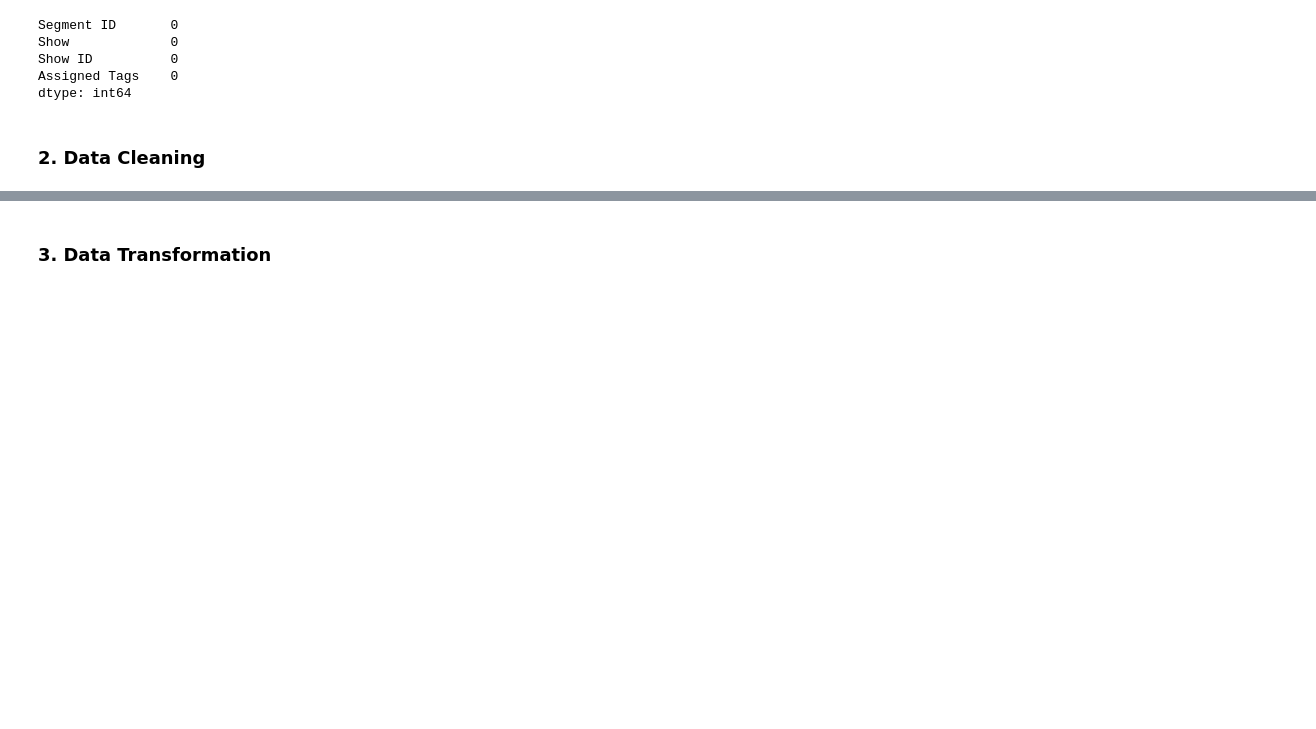
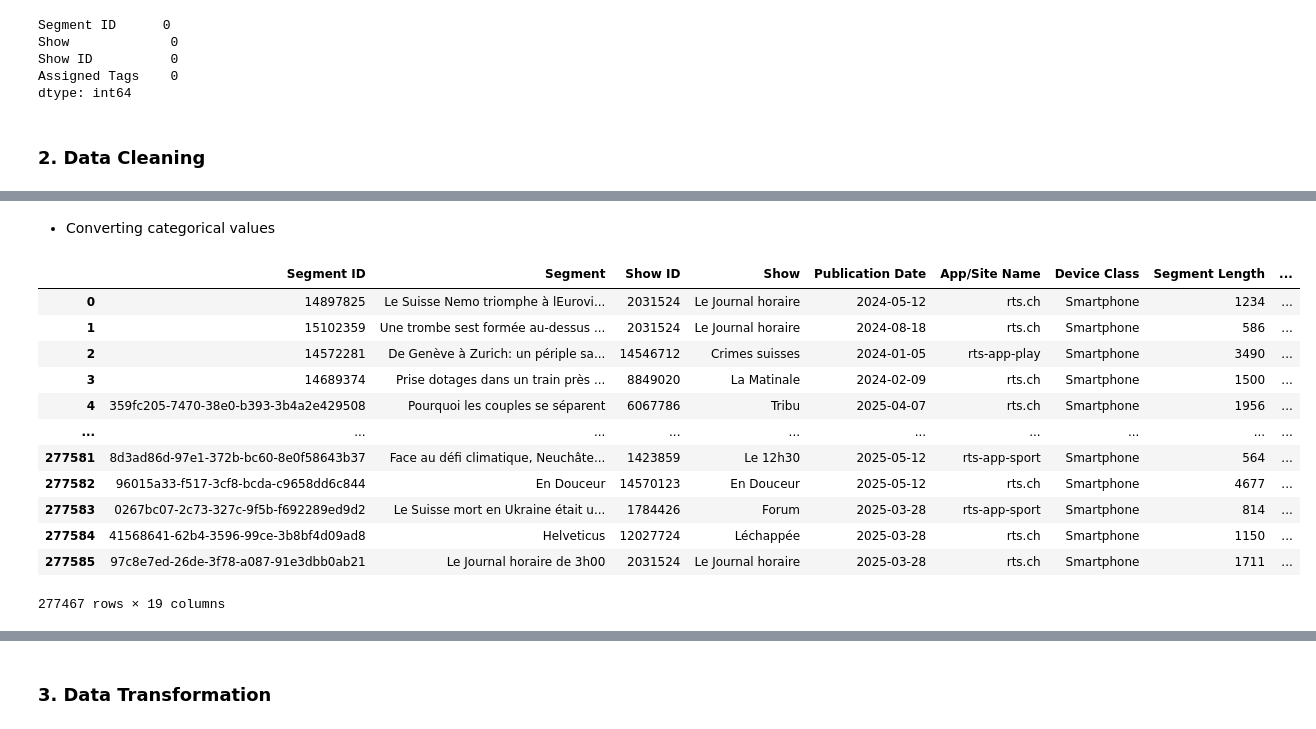
Before and after one commit to hugodup/rts-data-analyst-case, a Jupyter notebook: notebooks/rts_analysis.ipynb, the cells around one changed output, grey strips where cells are left out. Drawn from its saved outputs; the diff is of its cells as text; code cells hidden in the pictures; blank space fills up the shorter version.

```diff
--- a/notebooks/rts_analysis.ipynb
+++ b/notebooks/rts_analysis.ipynb
@@ -194,0 +286,4 @@ df_volume1
+# %%
+# Date standardization based on "DD.MM.YYYY"
+metrics_df['Publication Date'] = pd.to_datetime(metrics_df['Publication Date'], format='%d.%m.%Y', errors='coerce')
+# metrics_df['Publication Date']
@@ -194,0 +292,14 @@ df_volume1
+# %%
+# Function to convert hh:mm:ss to total seconds
+def duration_to_seconds(duration_str):
+    try:
+        h, m, s = map(int, duration_str.split(':'))
+        return h * 3600 + m * 60 + s
+    except:
+        return None  # Handles invalid formats
+
+# Apply conversion to 'Avg Play Duration'
+metrics_df['Avg Play Duration (s)'] = metrics_df['Avg Play Duration'].apply(duration_to_seconds)
+
+# Apply conversion to 'Total Play Duration'
+metrics_df['Total Play Duration (s)'] = metrics_df['Total Play Duration'].apply(duration_to_seconds)
@@ -194,0 +308,11 @@ df_volume1
+# %%
+# Numeric columns check
+numeric_columns = ['Media Views', 'Visitors', 'New Visit Rate %',
+                   'Entries', 'Exits', 'Returning Visits', 'Bounces',
+                   'Avg Play Duration (s)', 'Total Play Duration (s)']
+# Ensure columns are converted to float explicitly
+metrics_df[numeric_columns] = metrics_df[numeric_columns].apply(lambda col: pd.to_numeric(col, errors='coerce')).astype(float)
+
+# Check for numeric conversion issues
+print("Numeric conversion check:")
+print(metrics_df[numeric_columns].isnull().sum())
@@ -194,0 +331,22 @@ df_volume1
+# %% [markdown]
+- Converting categorical values
+# %%
+# Convert selected columns to categorical type
+categorical_columns = ['Segment ID', 'Segment', 'Show ID', 'Show', 'App/Site Name', 'Device Class']
+metrics_df[categorical_columns] = metrics_df[categorical_columns].astype('category')
+# %%
+metrics_df
+# %% [output]
+|  | Segment ID | Segment | Show ID | Show | Publication Date | App/Site Name | Device Class | Segment Length | ... |
+| 0 | 14897825 | Le Suisse Nemo triomphe à lEurovi... | 2031524 | Le Journal horaire | 2024-05-12 | rts.ch | Smartphone | 1234 | ... |
+| 1 | 15102359 | Une trombe sest formée au-dessus ... | 2031524 | Le Journal horaire | 2024-08-18 | rts.ch | Smartphone | 586 | ... |
+| 2 | 14572281 | De Genève à Zurich: un périple sa... | 14546712 | Crimes suisses | 2024-01-05 | rts-app-play | Smartphone | 3490 | ... |
+| 3 | 14689374 | Prise dotages dans un train près ... | 8849020 | La Matinale | 2024-02-09 | rts.ch | Smartphone | 1500 | ... |
+| 4 | 359fc205-7470-38e0-b393-3b4a2e429508 | Pourquoi les couples se séparent | 6067786 | Tribu | 2025-04-07 | rts.ch | Smartphone | 1956 | ... |
+| ... | ... | ... | ... | ... | ... | ... | ... | ... | ... |
+| 277581 | 8d3ad86d-97e1-372b-bc60-8e0f58643b37 | Face au défi climatique, Neuchâte... | 1423859 | Le 12h30 | 2025-05-12 | rts-app-sport | Smartphone | 564 | ... |
+| 277582 | 96015a33-f517-3cf8-bcda-c9658dd6c844 | En Douceur | 14570123 | En Douceur | 2025-05-12 | rts.ch | Smartphone | 4677 | ... |
+| 277583 | 0267bc07-2c73-327c-9f5b-f692289ed9d2 | Le Suisse mort en Ukraine était u... | 1784426 | Forum | 2025-03-28 | rts-app-sport | Smartphone | 814 | ... |
+| 277584 | 41568641-62b4-3596-99ce-3b8bf4d09ad8 | Helveticus | 12027724 | Léchappée | 2025-03-28 | rts.ch | Smartphone | 1150 | ... |
+| 277585 | 97c8e7ed-26de-3f78-a087-91e3dbb0ab21 | Le Journal horaire de 3h00 | 2031524 | Le Journal horaire | 2025-03-28 | rts.ch | Smartphone | 1711 | ... |
+277467 rows × 19 columns
```
Also changed, not shown: parts of 38 cells of this notebook.
